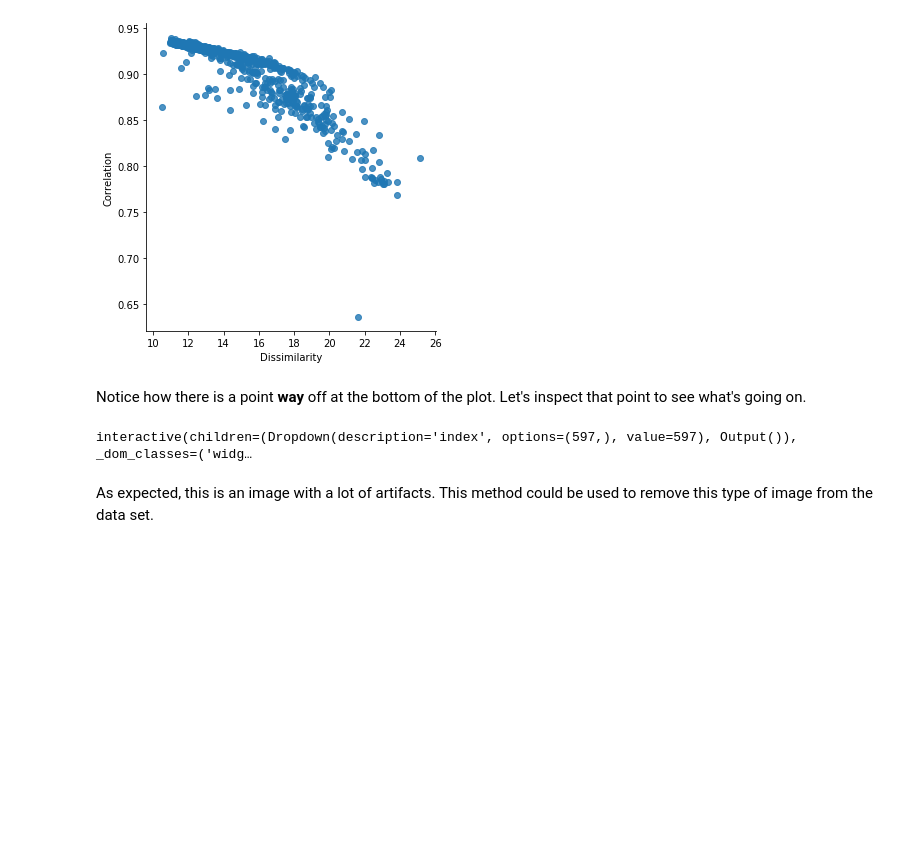
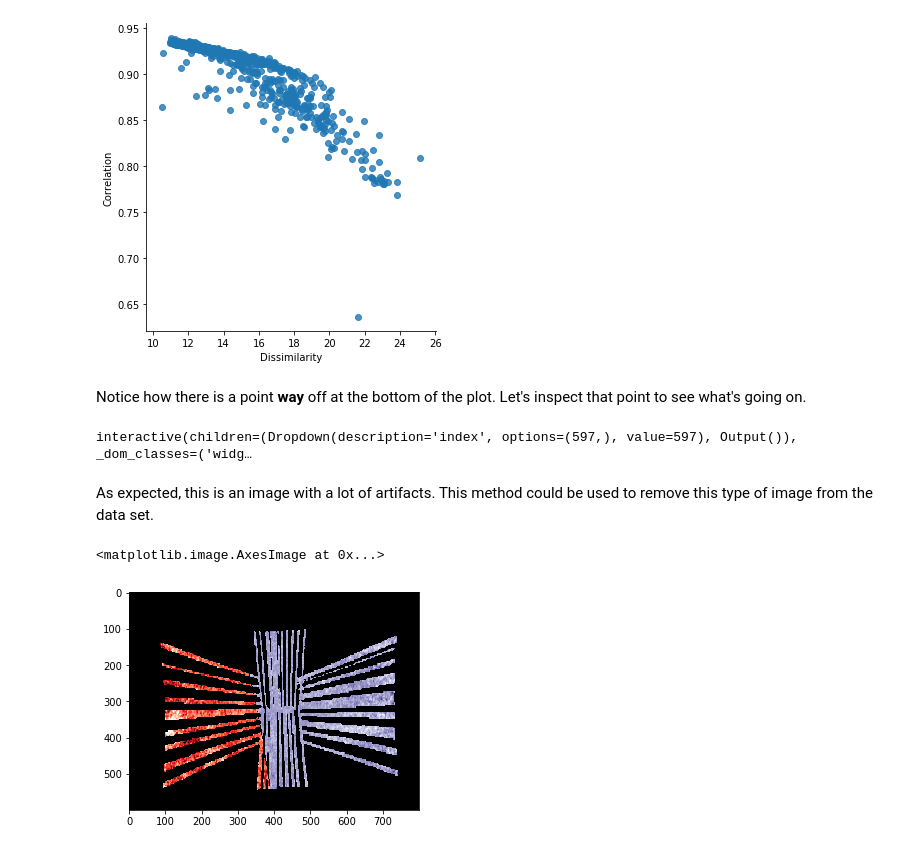
Before and after one commit to wcarande/gravity_waves, a Jupyter notebook: code/notebooks/raa_plotting.ipynb, the cells around one changed output. Saved outputs shown, nothing was run; the diff lists cells and outputs as text; code cells hidden in the pictures; blank space fills up the shorter version.

Commit message:
Hard-coded image display because interactive images were not appearing

```diff
--- a/code/notebooks/raa_plotting.ipynb
+++ b/code/notebooks/raa_plotting.ipynb
@@ -231,3 +231,10 @@ def show_images(index = np.array(filt_badpix)):
 interactive(children=(Dropdown(description='index', options=(597,), value=597), Output()), _dom_classes=('widg…
 # %% [markdown]
 As expected, this is an image with a lot of artifacts. This method could be used to remove this type of image from the data set.
+# %%
+# Hard-coding this so it shows up on Github
+im = imageio.imread('../../data/north_2016/l2a/scene_images/cips_raa_2a_orbit_50382_2016-195_v01.10_r05_scene05_W054_N58.png')
+plt.imshow(im, cmap=plt.cm.gray)
+# %% [output]
+<matplotlib.image.AxesImage at 0x...>
+[figure, added]
```
